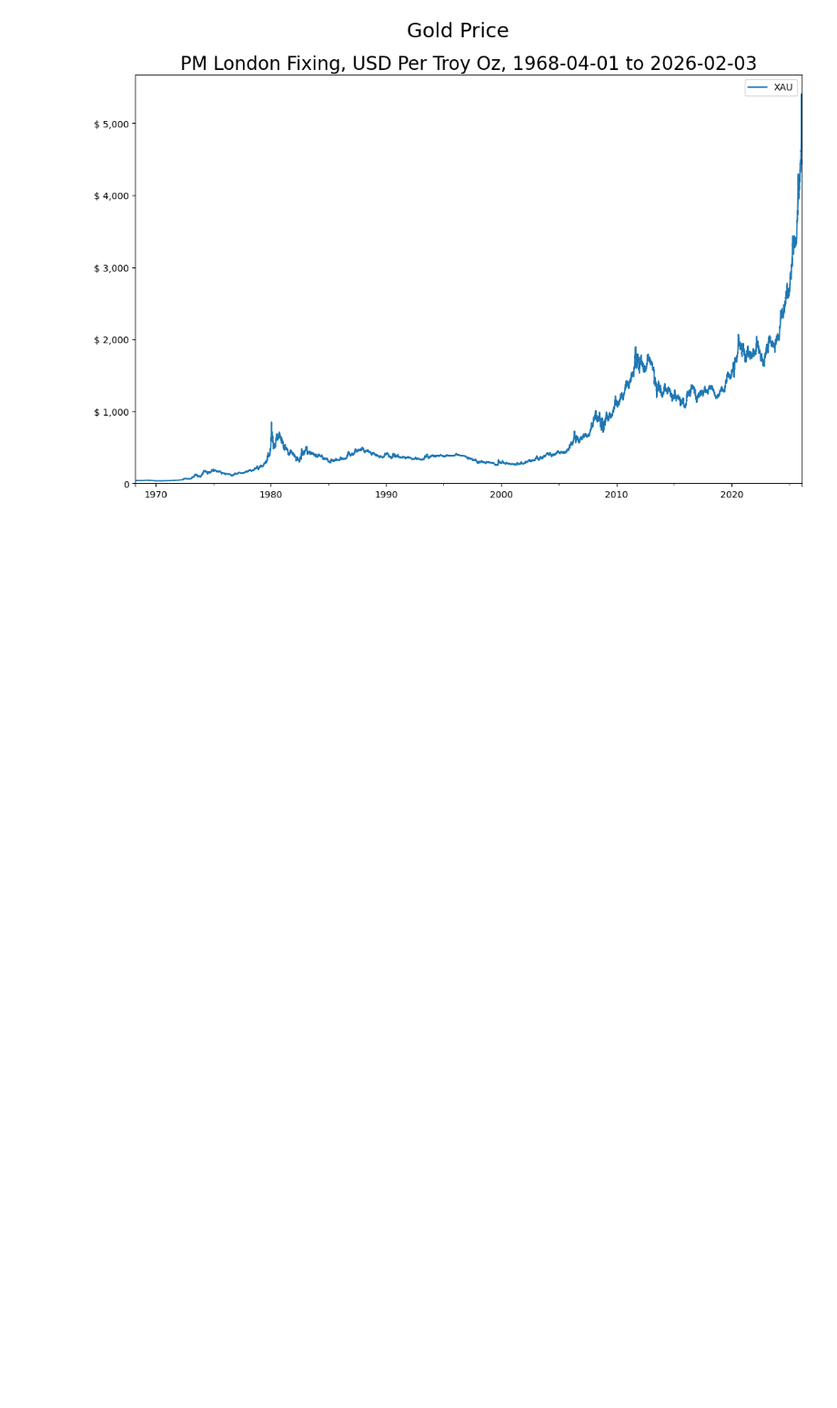
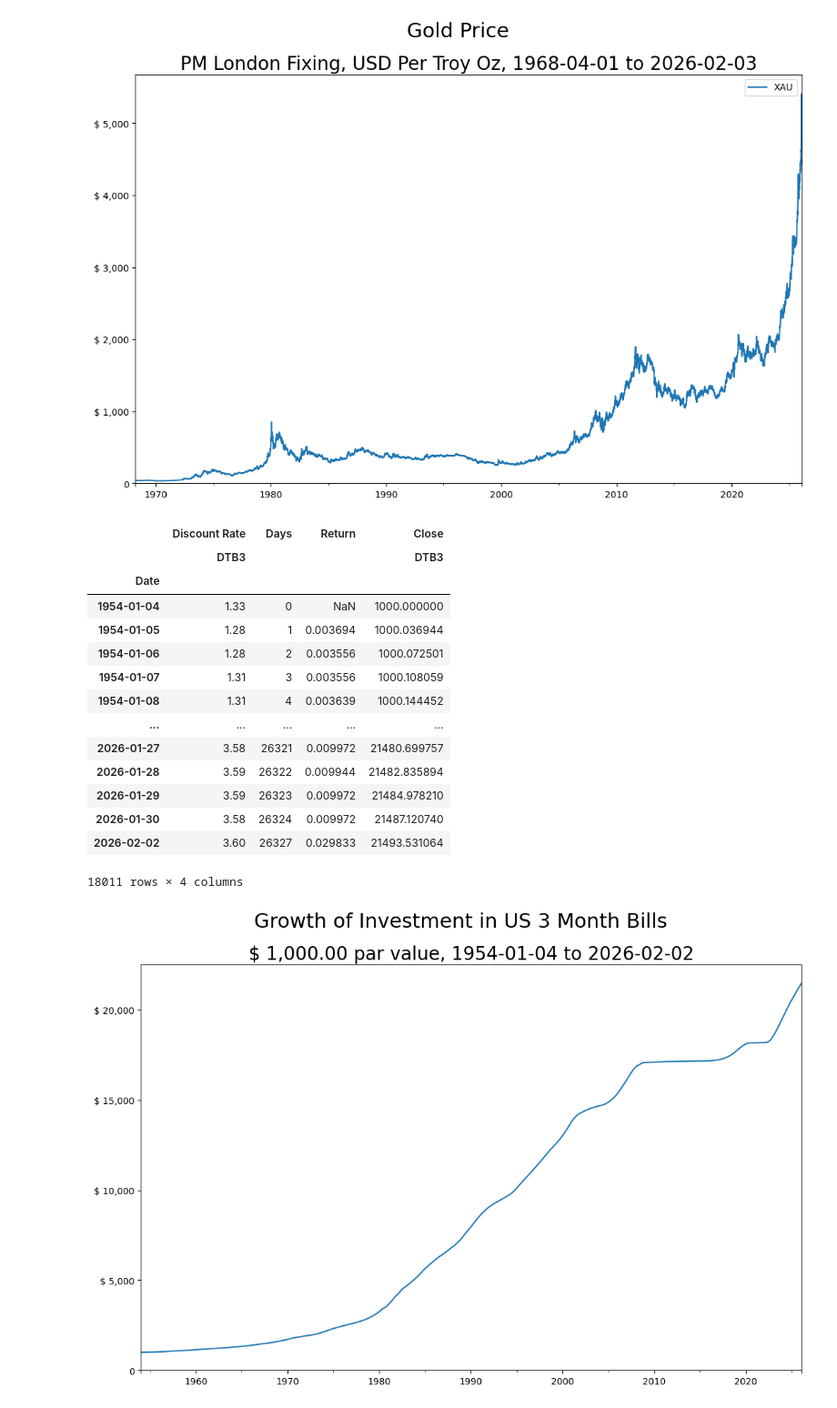
Before and after one commit to Farmhouse121/Financial-Data-Science-in-Python, a Jupyter notebook: Miscellaneous/Long_Term_Analysis_of_Equities_and_Gold.ipynb, the cells around one changed output. Shown at 91% size. Cells and saved outputs as stored; diff of their text form; code cells hidden in the pictures; blank space fills up the shorter version.

```diff
--- a/Miscellaneous/Long_Term_Analysis_of_Equities_and_Gold.ipynb
+++ b/Miscellaneous/Long_Term_Analysis_of_Equities_and_Gold.ipynb
@@ -41,5 +41,41 @@ figure.savefig(title+".png",dpi=300,bbox_inches='tight')
 | 2026-02-03 | 4920.95 |
 14528 rows × 1 columns
 [figure]
+# %%
+bills=get_fred(n:='DTB3')[0]
+bills.index.name='Date'
+bills.columns=pd.MultiIndex.from_tuples([('Discount Rate',n)])
+bills['Days']=list(map(lambda x:(x-bills.index[0]).n,bills.index))
+bills['Return']=bills[('Discount Rate',n)].shift()/360e0*bills['Days'].diff()
+bills[('Close',n)]=(par:=1e3)*(one+bills['Return']/hundred).cumprod()
+bills.loc[bills.index[0],('Close',n)]=par
+bills.index=bills.index.to_timestamp().to_period('B')
+display(bills)
+
+figure,plot=pl.subplots(figsize=(8*GoldenRatio,8))
+bills[('Close',n)].plot(ax=plot)
+figure.suptitle(title:='Growth of Investment in US 3 Month Bills',fontsize=22)
+plot.set_title(subtitle:='$ {:,.2f} par value, {:s} to {:s}'.format(par,str(bills.index[0]),str(bills.index[-1])),fontsize=20)
+plot.set_xlabel(None)
+plot.yaxis.set_major_formatter(CurrencyLabels(0))
+plot.set_ylim(zero,None)
+figure.savefig(title+".png",dpi=300,bbox_inches='tight')
+# %% [output]
+|  | Discount Rate | Days | Return | Close |
+|  | DTB3 |  |  | DTB3 |
+| Date |  |  |  |  |
+| 1954-01-04 | 1.33 | 0 | NaN | 1000.000000 |
+| 1954-01-05 | 1.28 | 1 | 0.003694 | 1000.036944 |
+| 1954-01-06 | 1.28 | 2 | 0.003556 | 1000.072501 |
+| 1954-01-07 | 1.31 | 3 | 0.003556 | 1000.108059 |
+| 1954-01-08 | 1.31 | 4 | 0.003639 | 1000.144452 |
+| ... | ... | ... | ... | ... |
+| 2026-01-27 | 3.58 | 26321 | 0.009972 | 21480.699757 |
+| 2026-01-28 | 3.59 | 26322 | 0.009944 | 21482.835894 |
+| 2026-01-29 | 3.59 | 26323 | 0.009972 | 21484.978210 |
+| 2026-01-30 | 3.58 | 26324 | 0.009972 | 21487.120740 |
+| 2026-02-02 | 3.60 | 26327 | 0.029833 | 21493.531064 |
+18011 rows × 4 columns
+[figure, added]
 # %%
 data=download(market:='^GSPC',"1975-01-01",today("%Y-%m-%d"),auto_adjust=True)
```
Also changed, not shown: parts of 5 cells of this notebook.
